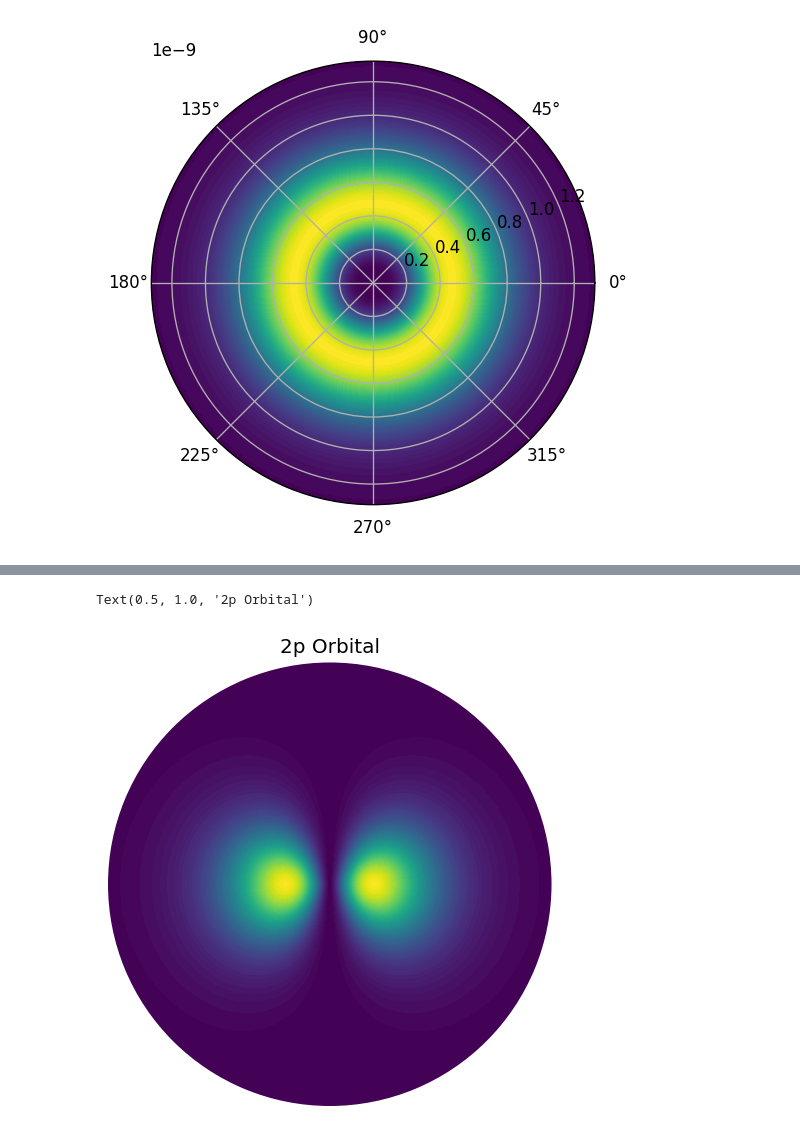
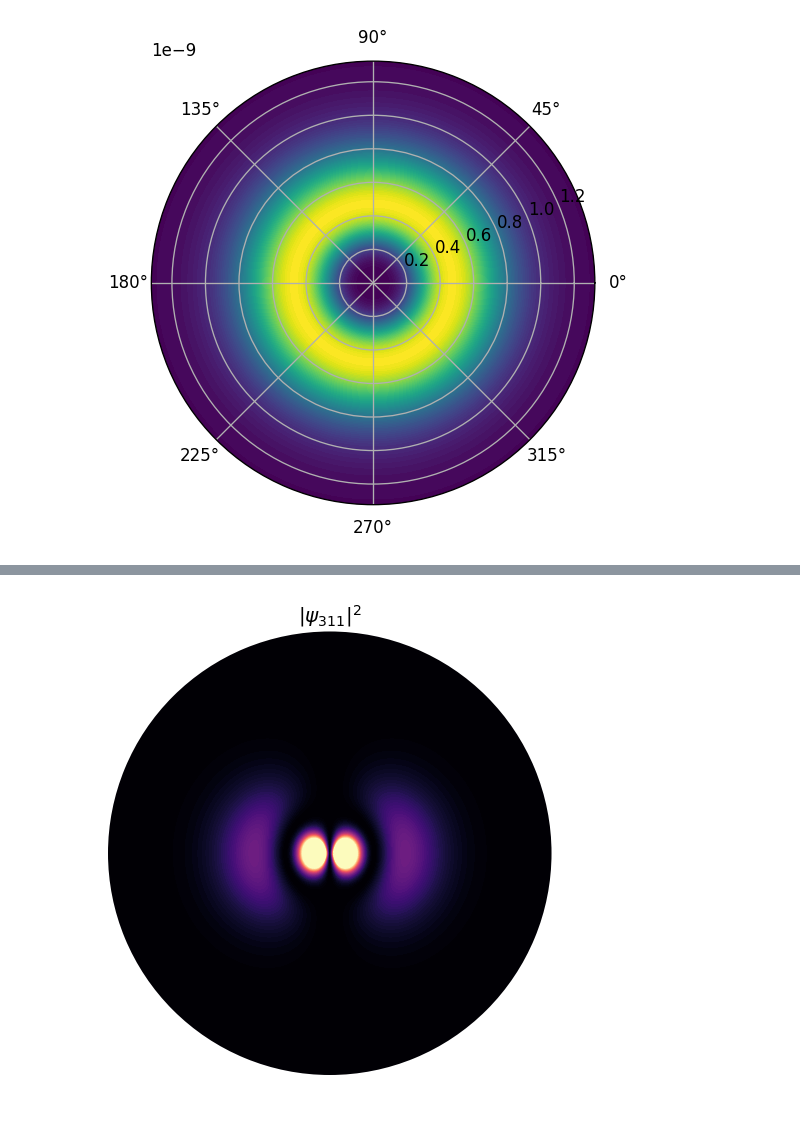
Before and after one commit to jifor/PH-762-Comp, a Jupyter notebook: Project/Untitled.ipynb, the cells around one changed output, grey strips where cells are left out. Cells and saved outputs as stored; diff of their text form; code cells hidden in the pictures.

```diff
--- a/Project/Untitled.ipynb
+++ b/Project/Untitled.ipynb
@@ -187,11 +194,13 @@ energies_2, psis_2 = Solve(l=2)
 norm_radial_2 = Normalization(psis_2)
 # %%
 for i in range(3):
-    plt.plot(r/a,norm_radial_2[:,i],label=f'n={i+3}, E={energies_1[i]:.2f} eV')
+    plt.plot(r/a,-norm_radial_2[:,i],label=f'n={i+3}, E={energies_2[i]:.2f} eV')
+plt.plot(r_plot/a,Actual_Radial_Func(r_plot,3,2),label='Actual $R_{32}(r)$',ls='-.',c='m')
 plt.legend()
 plt.axhline(y=0, ls='--', c='r')
 plt.xlim(0,75)
 plt.title('Radial wave function for l=2',family='serif',fontsize='x-large')
 plt.xlabel('r/a',fontsize='x-large')
 plt.ylabel(r'$R_{n2}(r)$',fontsize='x-large')
+plt.savefig('Radial wave func l2',bbox_inches='tight')
 # %% [output]
@@ -215,11 +224,12 @@ Text(0, 0.5, '$|R_{n0}(r)|^2$')
 # %%
 # l = 0
 for i in range(3):
-    plt.plot(r/a,norm_radial_1[:,i]**2,label=f'n={i+2}, E={energies[i]:.2f} eV')
+    plt.plot(r/a,norm_radial_1[:,i]**2,label=f'n={i+2}, E={energies_1[i]:.2f} eV')
 plt.legend()
 plt.axhline(y=0, ls='--', c='r')
 plt.xlim(0,40)
 plt.title('Square of the Radial wave function for l=1',family='serif',fontsize='x-large')
 plt.xlabel('r/a',fontsize='x-large')
 plt.ylabel(r'$|R_{n1}(r)|^2$',fontsize='x-large')
+plt.savefig('square radial func l1',bbox_inches='tight')
 # %% [output]
@@ -228,11 +237,12 @@ Text(0, 0.5, '$|R_{n1}(r)|^2$')
 # %%
 # l = 2
 for i in range(3):
-    plt.plot(r/a,norm_radial_2[:,i]**2,label=f'n={i+2}, E={energies[i]:.2f} eV')
+    plt.plot(r/a,norm_radial_2[:,i]**2,label=f'n={i+3}, E={energies_2[i]:.2f} eV')
 plt.legend()
 plt.axhline(y=0, ls='--', c='r')
 plt.xlim(0,75)
 plt.title('Square of the Radial wave function for l=2',family='serif',fontsize='x-large')
 plt.xlabel('r/a',fontsize='x-large')
 plt.ylabel(r'$|R_{n2}(r)|^2$',fontsize='x-large')
+plt.savefig('Square radial func l2',bbox_inches='tight')
 # %% [output]
@@ -330,6 +339,7 @@ def Plot_Orbital(R,n_quant,l,m,j):
     ProbAmp = Psi**2
 
     # create the plot
+    upper_lim = np.percentile(ProbAmp,95)
     fig,ax = plt.subplots(dpi=120,subplot_kw=dict(projection='polar'))
-    ax.contourf(phimesh,rmesh,ProbAmp,100)
+    ax.contourf(phimesh,rmesh,np.clip(ProbAmp,0,upper_lim),100,cmap='magma')
     ax.axis("off")
@@ -356,7 +374,7 @@ Text(0.5, 1.0, '2s Orbital')
 # %%
-# 2p orbital
-Plot_Orbital(norm_radial_1[:,0],2,1,1,10)
-plt.title('2p Orbital')
+# 3p orbital
+Plot_Orbital(norm_radial_1[:,1],3,1,1,30)
+plt.title(r'$|\psi_{311}|^2$')
+plt.savefig('3p.png',bbox_inches='tight')
 # %% [output]
-Text(0.5, 1.0, '2p Orbital')
-[figure, old version]
+[figure, new version]
```
Also changed, not shown: parts of 21 cells of this notebook, 18 other files.
